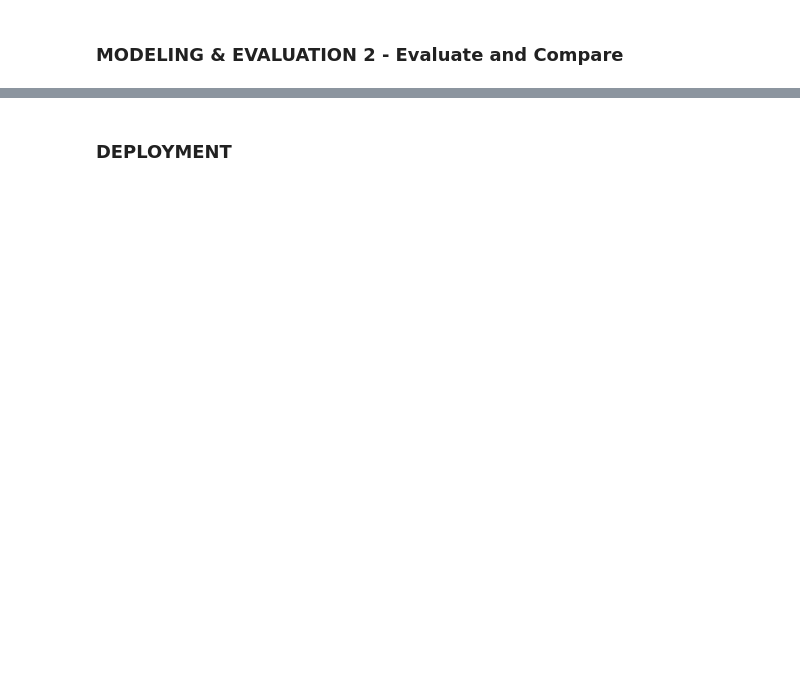
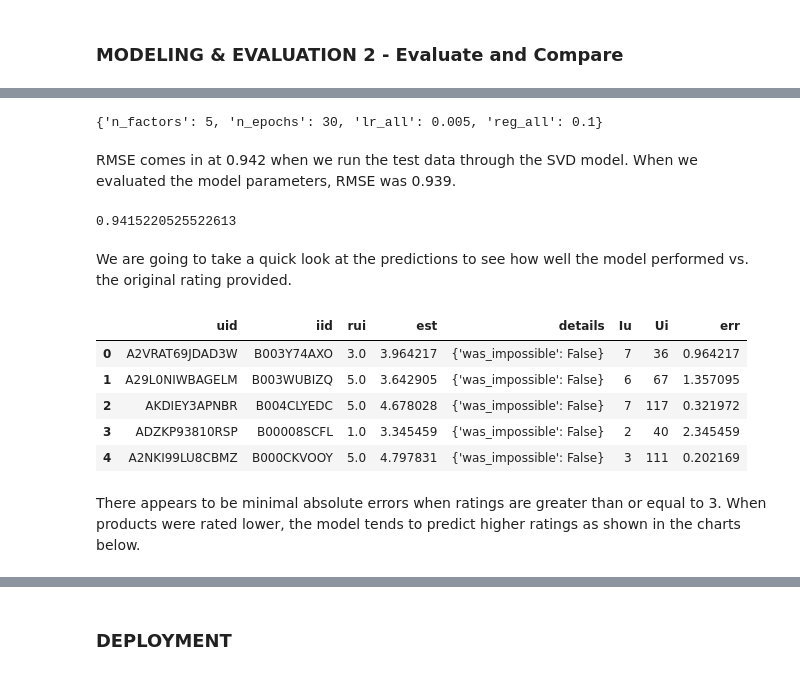
Before and after one commit to trishattah/DS_7331_Projects, a Jupyter notebook: Lab_3/Lab_3_Group_4_v2.ipynb, the cells around one changed output, grey strips where cells are left out. Drawn from its saved outputs; the diff is of its cells as text; code cells hidden in the pictures; blank space fills up the shorter version.

```diff
--- a/Lab_3/Lab_3_Group_4_v2.ipynb
+++ b/Lab_3/Lab_3_Group_4_v2.ipynb
@@ -393,0 +532,17 @@ https://surprise.readthedocs.io/en/stable/FAQ.html
+# %%
+# Show best params for best algo
+gssvd.best_params['rmse']
+# %% [output]
+{'n_factors': 5, 'n_epochs': 30, 'lr_all': 0.005, 'reg_all': 0.1}
+# %% [markdown]
+RMSE comes in at 0.942 when we run the test data through the SVD model.  When we evaluated the model parameters, RMSE was 0.939.
+# %%
+# SVD algorithm with the best params
+algo = SVD(n_factors=5, n_epochs=30, lr_all=0.005, reg_all=0.01, random_state = 26, verbose=False)
+algo.fit = algo.fit(trainset)
+predictions = algo.test(testset)
+accuracy.rmse(predictions, verbose=False)
+# %% [output]
+0.9415220525522613
+# %% [markdown]
+We are going to take a quick look at the predictions to see how well the model performed vs. the original rating provided.
@@ -393,0 +585,11 @@ https://surprise.readthedocs.io/en/stable/FAQ.html
+# %%
+df_pred.head()
+# %% [output]
+|  | uid | iid | rui | est | details | Iu | Ui | err |
+| 0 | A2VRAT69JDAD3W | B003Y74AXO | 3.0 | 3.964217 | {'was_impossible': False} | 7 | 36 | 0.964217 |
+| 1 | A29L0NIWBAGELM | B003WUBIZQ | 5.0 | 3.642905 | {'was_impossible': False} | 6 | 67 | 1.357095 |
+| 2 | AKDIEY3APNBR | B004CLYEDC | 5.0 | 4.678028 | {'was_impossible': False} | 7 | 117 | 0.321972 |
+| 3 | ADZKP93810RSP | B00008SCFL | 1.0 | 3.345459 | {'was_impossible': False} | 2 | 40 | 2.345459 |
+| 4 | A2NKI99LU8CBMZ | B000CKVOOY | 5.0 | 4.797831 | {'was_impossible': False} | 3 | 111 | 0.202169 |
+# %% [markdown]
+There appears to be minimal absolute errors when ratings are greater than or equal to 3.  When products were rated lower, the model tends to predict higher ratings as shown in the charts below.
```
Also changed, not shown: parts of 108 cells of this notebook.
